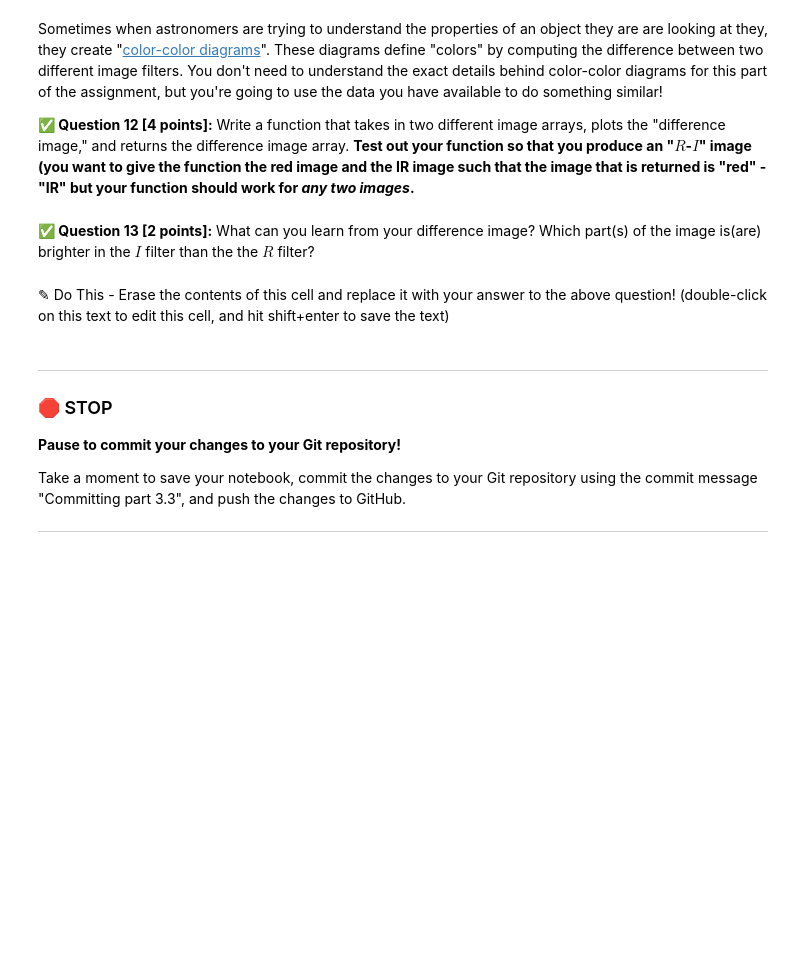
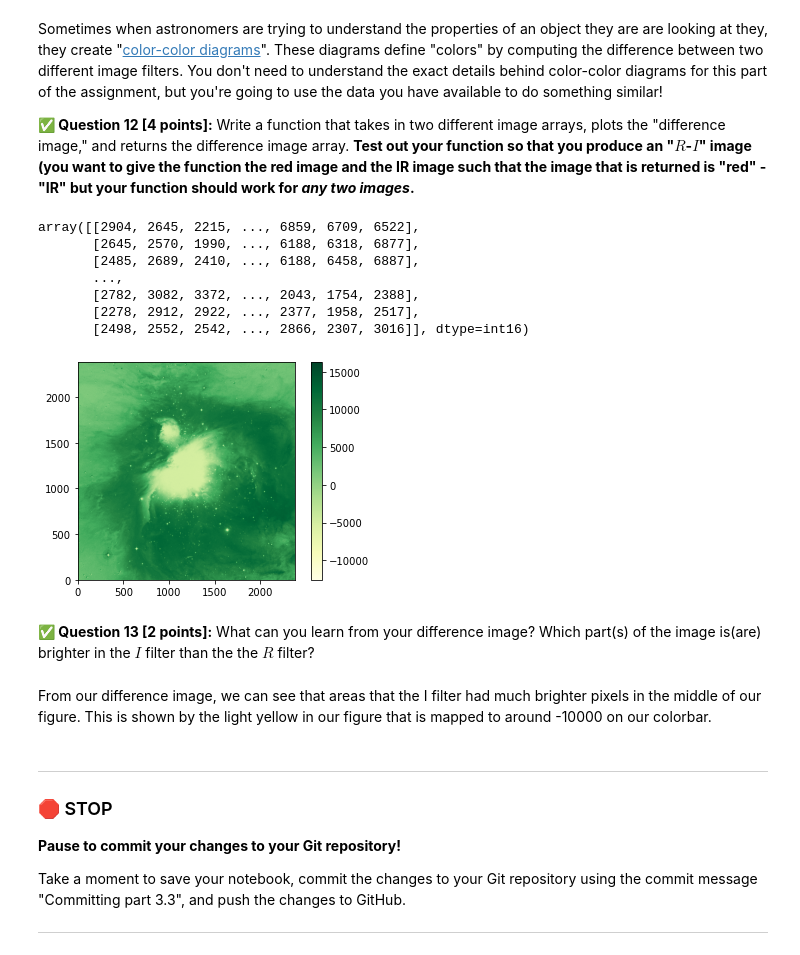
Before and after one commit to volekjac/cmse202-s21-turnin, a Jupyter notebook: hw-01/HW-01_GitPracticeDebuggingAndPythonPackages-STUDENT.ipynb, the cells around one changed output. Saved outputs shown, nothing was run; the diff lists cells and outputs as text; code cells hidden in the pictures; blank space fills up the shorter version.

```diff
--- a/hw-01/HW-01_GitPracticeDebuggingAndPythonPackages-STUDENT.ipynb
+++ b/hw-01/HW-01_GitPracticeDebuggingAndPythonPackages-STUDENT.ipynb
@@ -287,7 +314,24 @@ Sometimes when astronomers are trying to understand the properties of an object
+# %%
+# Put your code here
+def diff_image(arr1, arr2):
+    final_array = arr2 - arr1
+    plt.imshow(final_array, origin = 'lower', cmap = 'YlGn')
+    plt.colorbar()
+    return final_array
+diff_image(image_data_ir, image_data_red)
+# %% [output]
+array([[2904, 2645, 2215, ..., 6859, 6709, 6522],
+       [2645, 2570, 1990, ..., 6188, 6318, 6877],
+       [2485, 2689, 2410, ..., 6188, 6458, 6887],
+       ...,
+       [2782, 3082, 3372, ..., 2043, 1754, 2388],
+       [2278, 2912, 2922, ..., 2377, 1958, 2517],
+       [2498, 2552, 2542, ..., 2866, 2307, 3016]], dtype=int16)
+[figure, added]
 # %% [markdown]
 **&#9989; Question 13 [2 points]:** What can you learn from your difference image? Which part(s) of the image is(are) brighter in the $I$ filter than the the $R$ filter?
-# %% [markdown]
-<font size=+3>&#9998;</font> Do This - Erase the contents of this cell and replace it with your answer to the above question!  (double-click on this text to edit this cell, and hit shift+enter to save the text)
+# %% [markdown]
+From our difference image, we can see that areas that the I filter had much brighter pixels in the middle of our figure. This is shown by the light yellow in our figure that is mapped to around -10000 on our colorbar.
 # %% [markdown]
 ---
 ### &#128721; STOP
```
Also changed, not shown: parts of 15 cells of this notebook.
